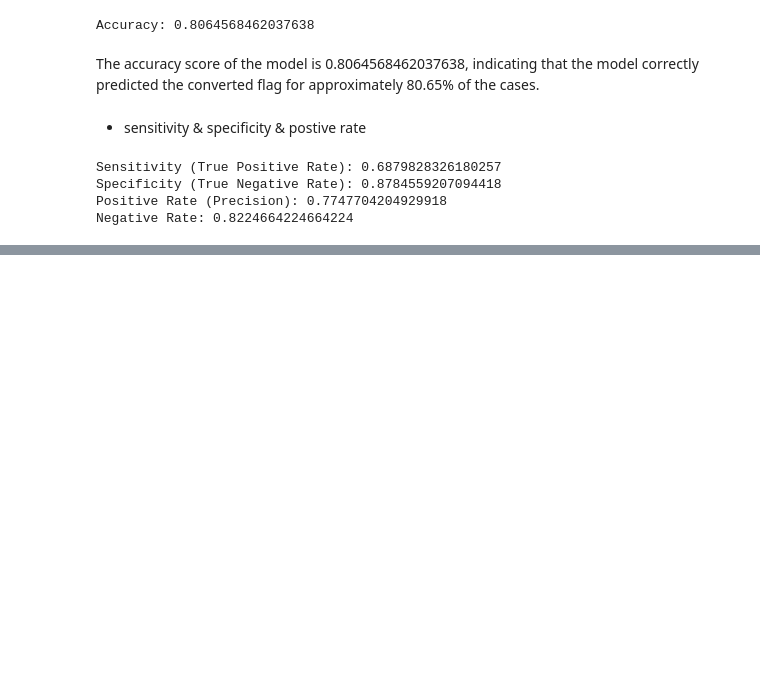
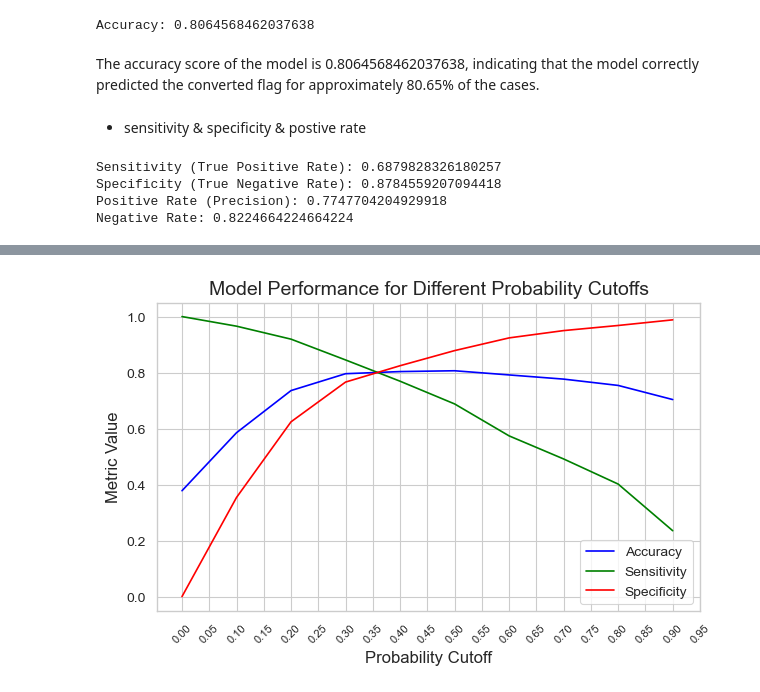
Before and after one commit to kunalworldwide/Lead-Scoring-Case-study, a Jupyter notebook: Lead-scoring-assignments.ipynb, the cells around one changed output, grey strips where cells are left out. Saved outputs shown, nothing was run; the diff lists cells and outputs as text; code cells hidden in the pictures; blank space fills up the shorter version.

```diff
--- a/Lead-scoring-assignments.ipynb
+++ b/Lead-scoring-assignments.ipynb
@@ -1179,0 +1208,20 @@ Negative Rate: 0.8224664224664224
+# %%
+# Create columns with different probability cutoffs
+cutoffs = [float(x)/10 for x in range(10)]
+for cutoff in cutoffs:
+    df_results[cutoff] = df_results['Predicted Probabilities'].map(lambda x: 1 if x > cutoff else 0)
+
+# Initialize a DataFrame to store the results
+cutoff_df = pd.DataFrame(columns=['Probability', 'Accuracy', 'Sensitivity', 'Specificity'])
+
+# Calculate metrics for each probability cutoff
+for cutoff in cutoffs:
+    cm = metrics.confusion_matrix(df_results['Actual Converted Flag'], df_results[cutoff])
+    total = np.sum(cm)
+    accuracy = (cm[0, 0] + cm[1, 1]) / total
+    specificity = cm[0, 0] / (cm[0, 0] + cm[0, 1])
+    sensitivity = cm[1, 1] / (cm[1, 0] + cm[1, 1])
+    cutoff_df.loc[cutoff] = [cutoff, accuracy, sensitivity, specificity]
+
+# Print the cutoff DataFrame
+print(cutoff_df)
@@ -1179,0 +1240,28 @@ Negative Rate: 0.8224664224664224
+# %%
+# Set up plot style and context
+sns.set_style('whitegrid')
+sns.set_context('paper')
+
+# Plot the accuracy, sensitivity, and specificity curves
+plt.figure(figsize=(7, 4))
+sns.lineplot(x='Probability', y='value', hue='variable', data=pd.melt(cutoff_df, ['Probability']),
+             palette=['blue', 'green', 'red'])
+
+# Set x-axis and y-axis labels
+plt.xlabel('Probability Cutoff', fontsize=12)
+plt.ylabel('Metric Value', fontsize=12)
+
+# Set title and legend
+plt.title('Model Performance for Different Probability Cutoffs', fontsize=14)
+plt.legend(fontsize=10)
+
+# Set x-tick labels
+plt.xticks(np.arange(0, 1, step=0.05), size=8, rotation=45)
+
+# Set y-tick labels
+plt.yticks(size=10)
+
+# Show the plot
+plt.show()
+# %% [output]
+[figure, added]
```
Also changed, not shown: parts of 23 cells of this notebook.
